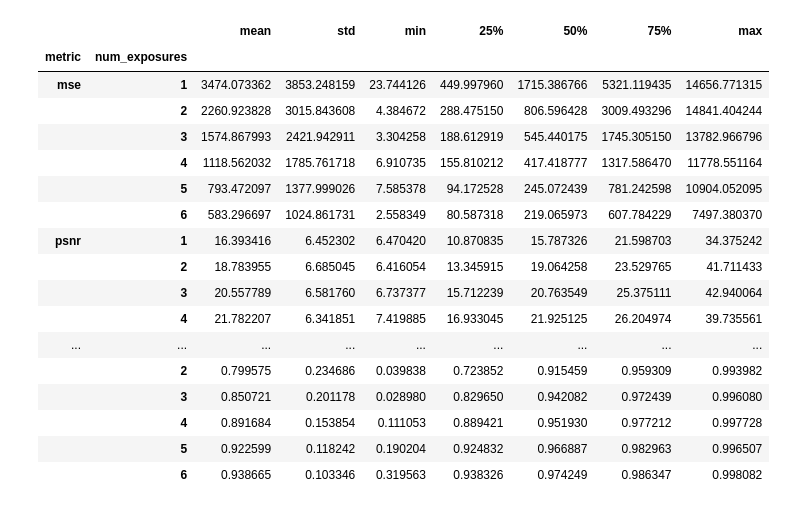
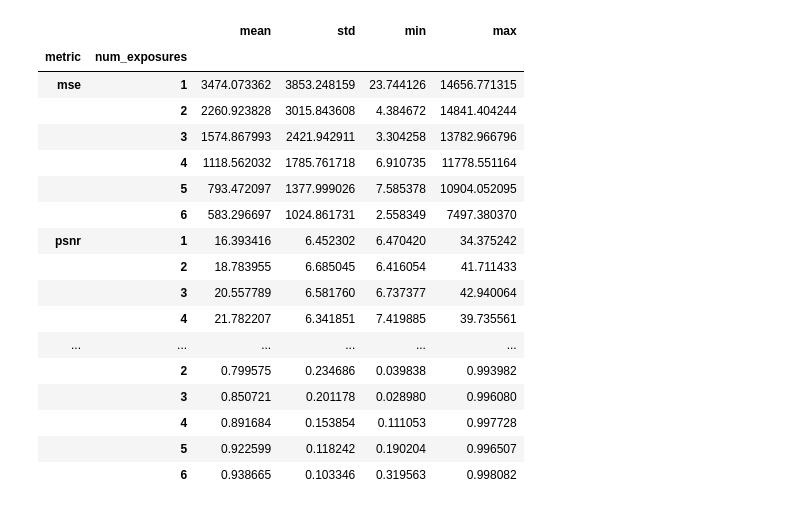
Before and after one commit to smsegal/DHDRNet, a Jupyter notebook: dhdrnet/notebooks/Expected Captures.ipynb, the cells around one changed output. Drawn from its saved outputs; the diff is of its cells as text; code cells hidden in the pictures.

```diff
--- a/dhdrnet/notebooks/Expected Captures.ipynb
+++ b/dhdrnet/notebooks/Expected Captures.ipynb
@@ -25,0 +10,4 @@ df
+# %%
+# df = num_exposures_needed(runs=500)
+df = pd.read_csv(ROOT_DIR/"precomputed_data" / "expected_captures.csv", index_col="image_name")
+df
@@ -25,0 +29,3 @@ df
+# %%
+df = df.replace("sssim", "ssim")
+df
@@ -26,22 +47,23 @@ df
 # %%
-stats = df.groupby(["metric","num_exposures"]).describe()["error"].drop("count",axis=1)
+stats = df.groupby(["metric","num_exposures"]).describe()["error"].drop(["25%", "50%", "75%","count"],axis=1)
+stats.to_latex(ROOT_DIR/"figures"/"expected_steps.tex")
 stats
 # %% [output]
-|  |  | mean | std | min | 25% | 50% | 75% | max |
-| metric | num_exposures |  |  |  |  |  |  |  |
-| mse | 1 | 3474.073362 | 3853.248159 | 23.744126 | 449.997960 | 1715.386766 | 5321.119435 | 14656.771315 |
-|  | 2 | 2260.923828 | 3015.843608 | 4.384672 | 288.475150 | 806.596428 | 3009.493296 | 14841.404244 |
-|  | 3 | 1574.867993 | 2421.942911 | 3.304258 | 188.612919 | 545.440175 | 1745.305150 | 13782.966796 |
-|  | 4 | 1118.562032 | 1785.761718 | 6.910735 | 155.810212 | 417.418777 | 1317.586470 | 11778.551164 |
-|  | 5 | 793.472097 | 1377.999026 | 7.585378 | 94.172528 | 245.072439 | 781.242598 | 10904.052095 |
-|  | 6 | 583.296697 | 1024.861731 | 2.558349 | 80.587318 | 219.065973 | 607.784229 | 7497.380370 |
-| psnr | 1 | 16.393416 | 6.452302 | 6.470420 | 10.870835 | 15.787326 | 21.598703 | 34.375242 |
-|  | 2 | 18.783955 | 6.685045 | 6.416054 | 13.345915 | 19.064258 | 23.529765 | 41.711433 |
-|  | 3 | 20.557789 | 6.581760 | 6.737377 | 15.712239 | 20.763549 | 25.375111 | 42.940064 |
-|  | 4 | 21.782207 | 6.341851 | 7.419885 | 16.933045 | 21.925125 | 26.204974 | 39.735561 |
-| ... | ... | ... | ... | ... | ... | ... | ... | ... |
-|  | 2 | 0.799575 | 0.234686 | 0.039838 | 0.723852 | 0.915459 | 0.959309 | 0.993982 |
-|  | 3 | 0.850721 | 0.201178 | 0.028980 | 0.829650 | 0.942082 | 0.972439 | 0.996080 |
-|  | 4 | 0.891684 | 0.153854 | 0.111053 | 0.889421 | 0.951930 | 0.977212 | 0.997728 |
-|  | 5 | 0.922599 | 0.118242 | 0.190204 | 0.924832 | 0.966887 | 0.982963 | 0.996507 |
-|  | 6 | 0.938665 | 0.103346 | 0.319563 | 0.938326 | 0.974249 | 0.986347 | 0.998082 |
+|  |  | mean | std | min | max |
+| metric | num_exposures |  |  |  |  |
+| mse | 1 | 3474.073362 | 3853.248159 | 23.744126 | 14656.771315 |
+|  | 2 | 2260.923828 | 3015.843608 | 4.384672 | 14841.404244 |
+|  | 3 | 1574.867993 | 2421.942911 | 3.304258 | 13782.966796 |
+|  | 4 | 1118.562032 | 1785.761718 | 6.910735 | 11778.551164 |
+|  | 5 | 793.472097 | 1377.999026 | 7.585378 | 10904.052095 |
+|  | 6 | 583.296697 | 1024.861731 | 2.558349 | 7497.380370 |
+| psnr | 1 | 16.393416 | 6.452302 | 6.470420 | 34.375242 |
+|  | 2 | 18.783955 | 6.685045 | 6.416054 | 41.711433 |
+|  | 3 | 20.557789 | 6.581760 | 6.737377 | 42.940064 |
+|  | 4 | 21.782207 | 6.341851 | 7.419885 | 39.735561 |
+| ... | ... | ... | ... | ... | ... |
+|  | 2 | 0.799575 | 0.234686 | 0.039838 | 0.993982 |
+|  | 3 | 0.850721 | 0.201178 | 0.028980 | 0.996080 |
+|  | 4 | 0.891684 | 0.153854 | 0.111053 | 0.997728 |
+|  | 5 | 0.922599 | 0.118242 | 0.190204 | 0.996507 |
+|  | 6 | 0.938665 | 0.103346 | 0.319563 | 0.998082 |
```
Also changed, not shown: parts of 7 cells of this notebook, 12 other files.
